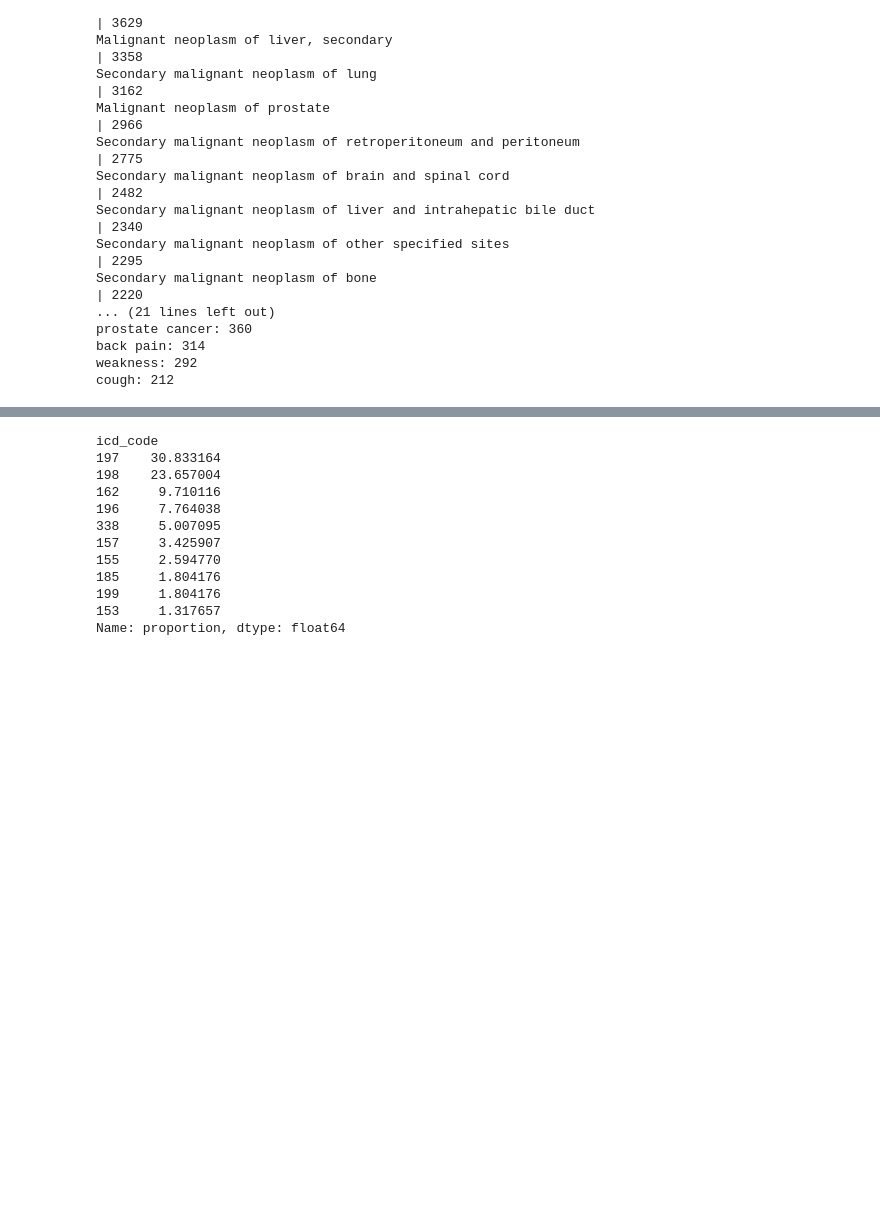
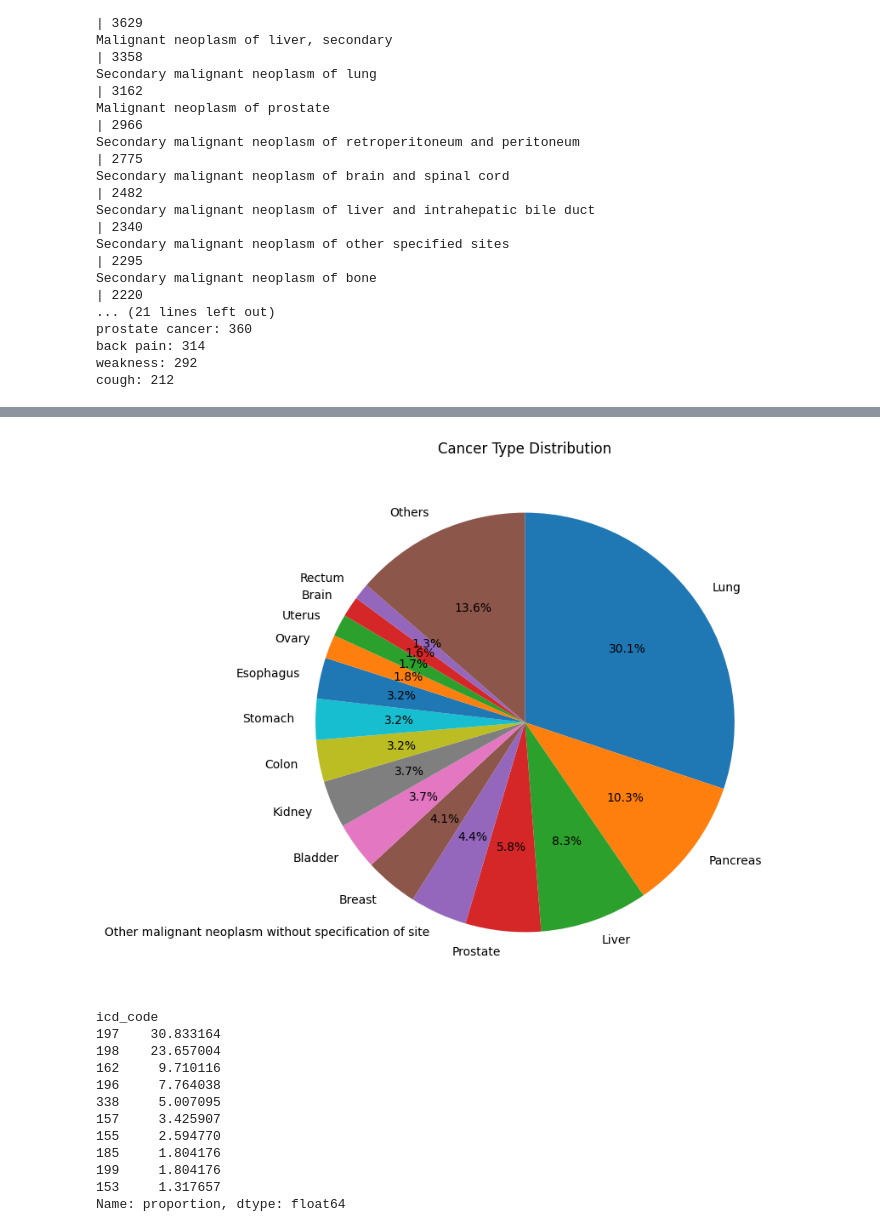
Before and after one commit to Subaru-Gastraea/MIMIC-Clinical-Decision-Making-Dataset, a Jupyter notebook: CreateDataset.ipynb, the cells around one changed output, grey strips where cells are left out. Cells and saved outputs as stored; diff of their text form; code cells hidden in the pictures; blank space fills up the shorter version.

```diff
--- a/CreateDataset.ipynb
+++ b/CreateDataset.ipynb
@@ -138,0 +121,29 @@ display(cancer_types.head(20))
+# %%
+cancer_type_counts = cancer_types[~cancer_types['long_title'].str.contains('Secondary', case=False)]['long_title'].value_counts(normalize=True) * 100
+
+cancer_site = ['Breast', ('Lung', 'bronchus'), 'Colon', 'Prostate', 'Pancreas', ('Liver', 'bile ducts'), 'Ovary', ('Stomach', 'cardia'), 'Esophagus', 'Bladder', 'Kidney', 'Thyroid', ('Uterus', 'Cervix', 'uteri', 'endometrium'), 'Rectum', ('Brain', 'frontal'), 'rectosigmoid']
+
+for site in cancer_site:
+    if isinstance(site, tuple):
+        site_name = site[0]
+        site_count = 0
+
+        for s in site:
+            site_count += cancer_type_counts[cancer_type_counts.index.str.contains(s, case=False)].sum()
+            cancer_type_counts = cancer_type_counts[~cancer_type_counts.index.str.contains(s, case=False)]
+
+    else:
+        site_name = site
+        site_count = cancer_type_counts[cancer_type_counts.index.str.contains(site, case=False)].sum()
+        cancer_type_counts = cancer_type_counts[~cancer_type_counts.index.str.contains(site, case=False)]
+
+    if site_count == 0:
+        print(f"No cancer type found for {site_name}")
+        continue
+
+    cancer_type_counts[site_name] = site_count
+
+cancer_type_counts = cancer_type_counts.sort_values(ascending=False)
+
+# Display the proportions
+print(cancer_type_counts.head(15))
@@ -139,3 +168,18 @@ display(cancer_types.head(20))
+# %%
+# 將1%以下的種類合併成others
+threshold = 1.0
+cancer_type_counts_filtered = cancer_type_counts[cancer_type_counts >= threshold]
+others = cancer_type_counts[cancer_type_counts < threshold].sum()
+cancer_type_counts_filtered['Others'] = others
+
+# 繪製圓餅圖
+plt.figure(figsize=(10, 8))
+cancer_type_counts_filtered.plot.pie(autopct='%1.1f%%', startangle=90, counterclock=False)
+plt.ylabel('')
+plt.title('Cancer Type Distribution')
+plt.show()
+# %% [output]
+[figure, added]
 # %%
 cancer_type_counts = cancer_types['icd_code'].str[:3].value_counts(normalize=True) * 100
 
```
Also changed, not shown: parts of 4 cells of this notebook.
